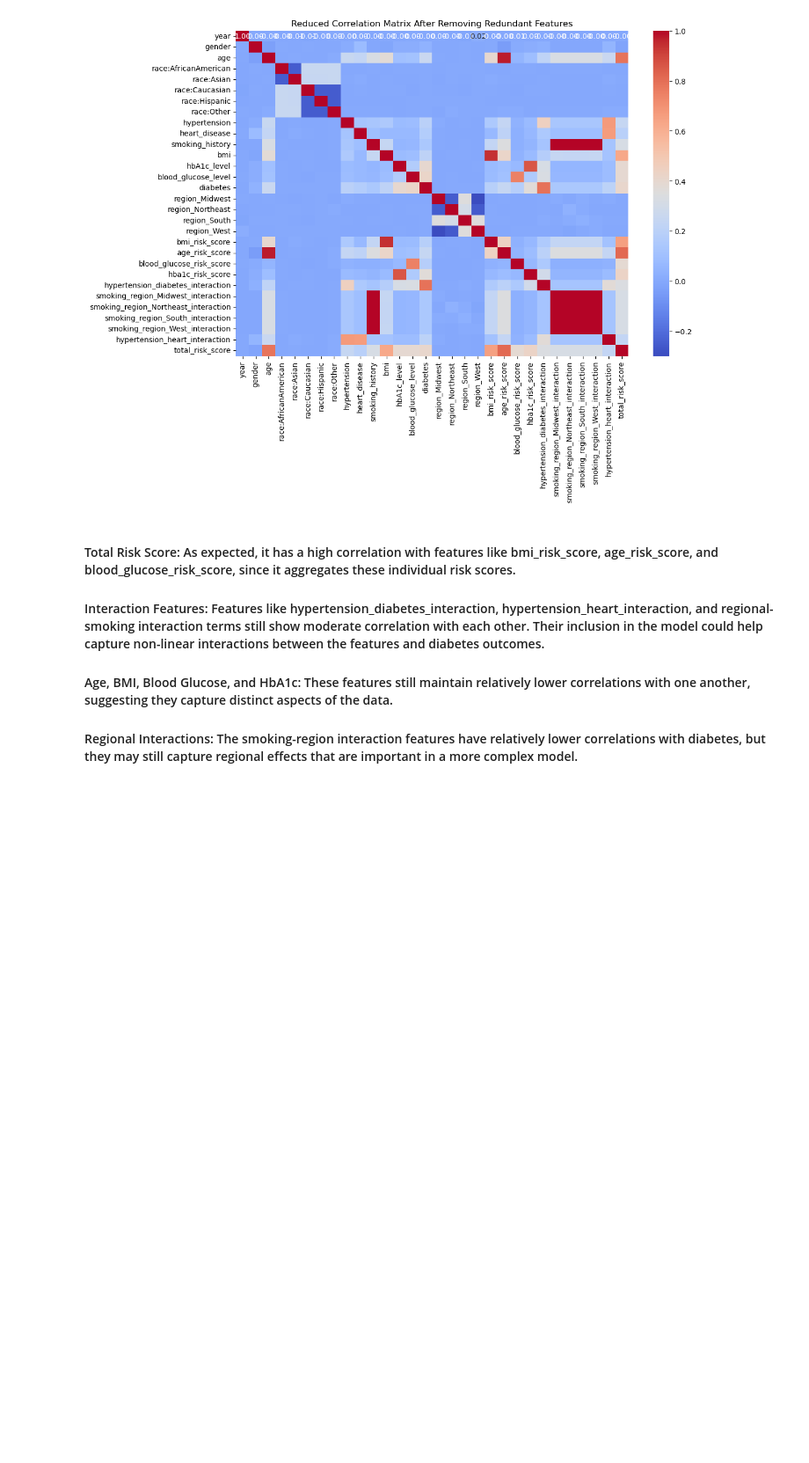
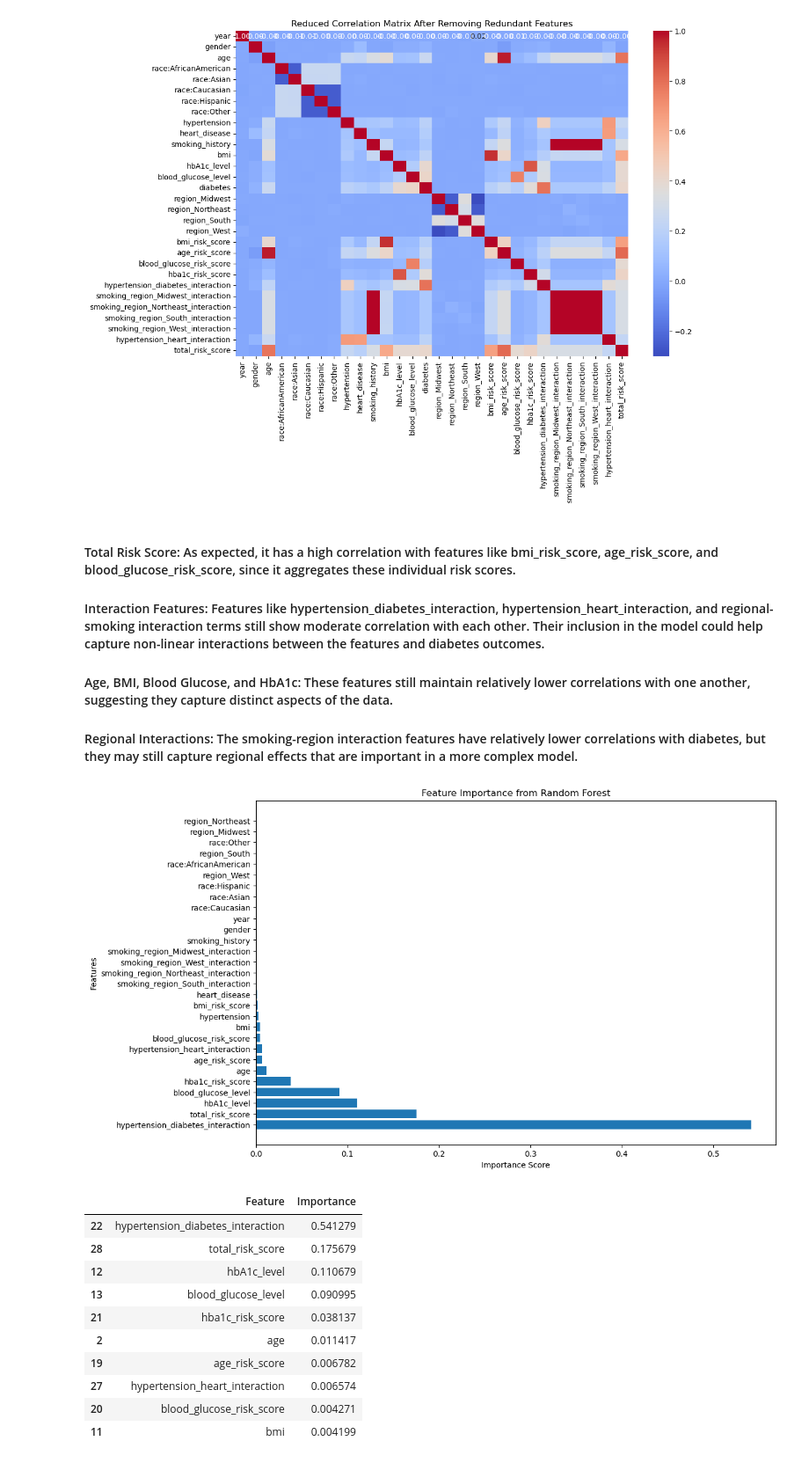
Before and after one commit to yadavLakshay/SDS-CP011-predicting-diabetes, a Jupyter notebook: notebooks/hemant-gulati/hemant_predicting_diabetes.ipynb, the cells around one changed output. Shown at 88% size. Cells and saved outputs as stored; diff of their text form; code cells hidden in the pictures; blank space fills up the shorter version.

Commit message:
Implemented model training

```diff
--- a/notebooks/hemant-gulati/hemant_predicting_diabetes.ipynb
+++ b/notebooks/hemant-gulati/hemant_predicting_diabetes.ipynb
@@ -1233,3 +1241,44 @@ plt.show()
 #### Interaction Features: Features like hypertension_diabetes_interaction, hypertension_heart_interaction, and regional-smoking interaction terms still show moderate correlation with each other. Their inclusion in the model could help capture non-linear interactions between the features and diabetes outcomes.
 #### Age, BMI, Blood Glucose, and HbA1c: These features still maintain relatively lower correlations with one another, suggesting they capture distinct aspects of the data.
 #### Regional Interactions: The smoking-region interaction features have relatively lower correlations with diabetes, but they may still capture regional effects that are important in a more complex model.
+# %%
+# Define X and y
+X = df_reduced.drop('diabetes', axis=1)  # Features
+y = df_reduced['diabetes']               # Target
+
+# Train a Random Forest classifier
+rf_model = RandomForestClassifier(random_state=42)
+rf_model.fit(X, y)
+
+# Get feature importance scores
+importance_scores = rf_model.feature_importances_
+
+# Create a DataFrame for visualization
+feature_importance_df = pd.DataFrame({
+    'Feature': X.columns,
+    'Importance': importance_scores
+}).sort_values(by='Importance', ascending=False)
+
+# Plot the feature importance
+plt.figure(figsize=(12, 8))
+plt.barh(feature_importance_df['Feature'], feature_importance_df['Importance'])
+plt.title('Feature Importance from Random Forest')
+plt.xlabel('Importance Score')
+plt.ylabel('Features')
+plt.show()
+
+# Display the top features
+feature_importance_df.head(10)
+# %% [output]
+[figure, added]
+|  | Feature | Importance |
+| 22 | hypertension_diabetes_interaction | 0.541279 |
+| 28 | total_risk_score | 0.175679 |
+| 12 | hbA1c_level | 0.110679 |
+| 13 | blood_glucose_level | 0.090995 |
+| 21 | hba1c_risk_score | 0.038137 |
+| 2 | age | 0.011417 |
+| 19 | age_risk_score | 0.006782 |
+| 27 | hypertension_heart_interaction | 0.006574 |
+| 20 | blood_glucose_risk_score | 0.004271 |
+| 11 | bmi | 0.004199 |
```
Also changed, not shown: parts of 29 cells of this notebook.
